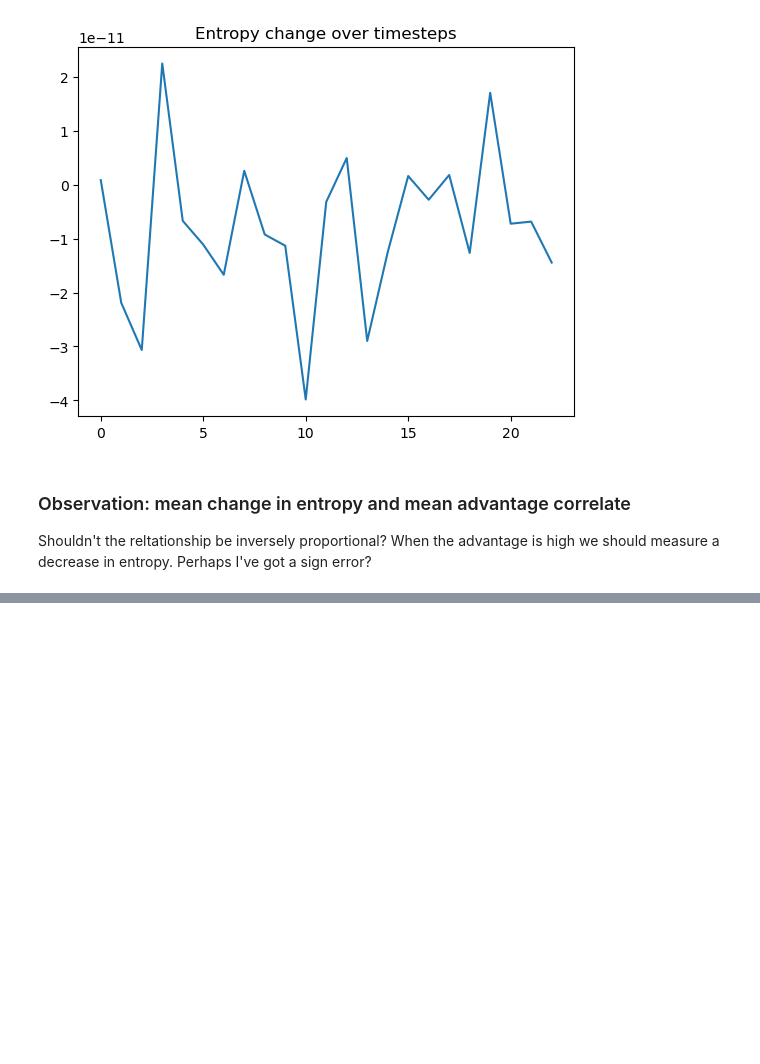
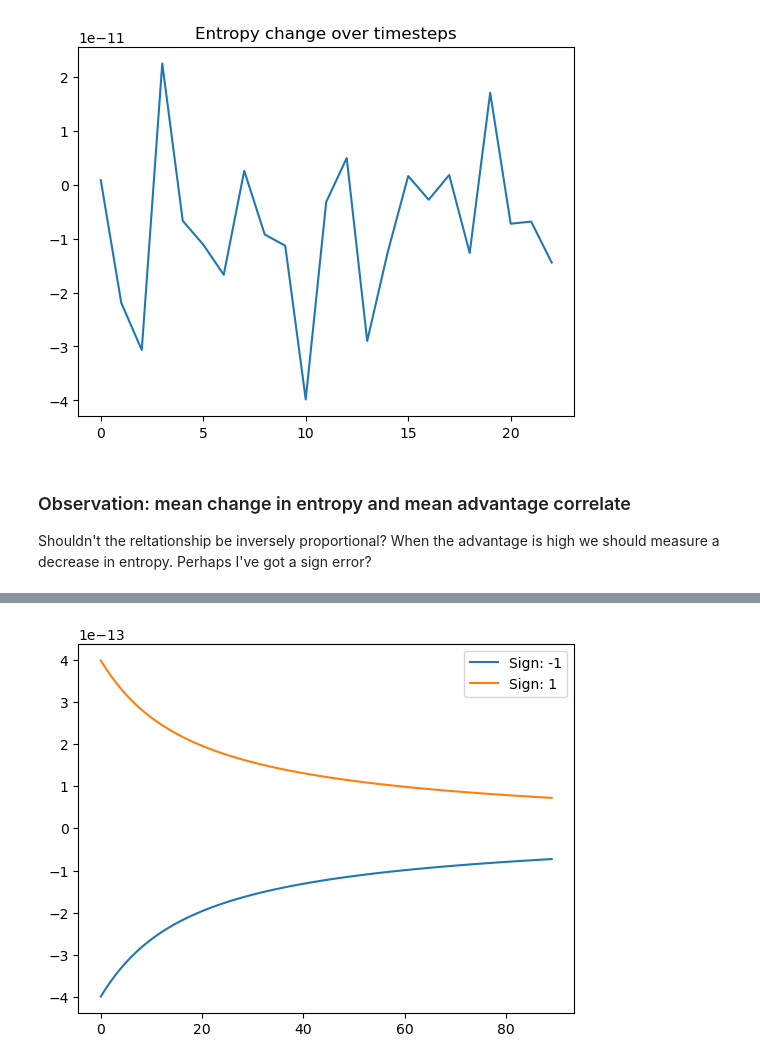
Before and after one commit to brendel-group/verl, a Jupyter notebook: workspace/plots/entropy_analysis.ipynb, the cells around one changed output, grey strips where cells are left out. Cells and saved outputs as stored; diff of their text form; code cells hidden in the pictures; blank space fills up the shorter version.

```diff
--- a/workspace/plots/entropy_analysis.ipynb
+++ b/workspace/plots/entropy_analysis.ipynb
@@ -57,0 +134,48 @@ Shouldn't the reltationship be inversely proportional? When the advantage is hig
+# %%
+APPROX_K = range(10, 100)
+logits = torch.randn(size=(100, 128, 100))
+
+def entropy_from_logits(logits: torch.Tensor):
+    """Calculate entropy from logits.
+        TODO: This copies the logits, which are quite large ~48GB over 4GPUs = 12.17GiB per GPU.
+        We're just trying to get the entropy and do currently not care about keeping tracks of gradients.
+        Could we instead unroll this operation to reduce peak memory consumption?
+
+        Recipe: iterate over sequence length axis:
+            chunksize 64, compute the statistics, then allocate into a list.
+    """
+    CHUNKSIZE=64
+    entropy_accu = []
+
+    for i in range(0, logits.shape[1], CHUNKSIZE):
+        batch = logits[:, i:i+CHUNKSIZE, :]
+        pd = torch.nn.functional.softmax(batch, dim=-1)
+        entropy = torch.logsumexp(batch, dim=-1) - torch.sum(pd * batch, dim=-1)
+        entropy_accu.append(entropy)
+
+    return torch.concatenate(entropy_accu, dim=1)
+entropy = entropy_from_logits(logits)
+
+for sign in [-1, 1]:
+    deltas = []
+    for approx_k in tqdm(APPROX_K):
+        topk_logits, topk_indices = torch.topk(input=logits, k=approx_k, dim=-1)  # (B, L, K), (B, L, K)
+
+        # 3) Recompute probs over the augmented top-k
+        topk_log_probs = torch.nn.functional.log_softmax(topk_logits, dim=-1)         # (B, L, K)
+        topk_probs = topk_log_probs.exp()                                             # (B, L, K)
+
+        # 4) Entropy gradient term (∂H/∂z) restricted to top-k
+        # entropy: (B, L)
+        dH_dz = topk_probs * (topk_log_probs - entropy.unsqueeze(-1))                 # (B, L, K)
+        dL_dz = torch.concat([
+            torch.full(size=(*logits.shape[:2], 1),             fill_value= sign * 1e-6),
+            torch.full(size=(*logits.shape[:2], approx_k - 1),  fill_value= -sign * 1e-6)
+        ], dim=-1)
+        delta = (dH_dz * dL_dz * 1e-6).mean()
+        deltas.append(delta)
+    plt.plot(deltas, label=f'Sign: {sign}')
+plt.legend()
+plt.show()
+# %% [output]
+[figure, added]
```
Also changed, not shown: parts of 20 cells of this notebook, 6 other files.
